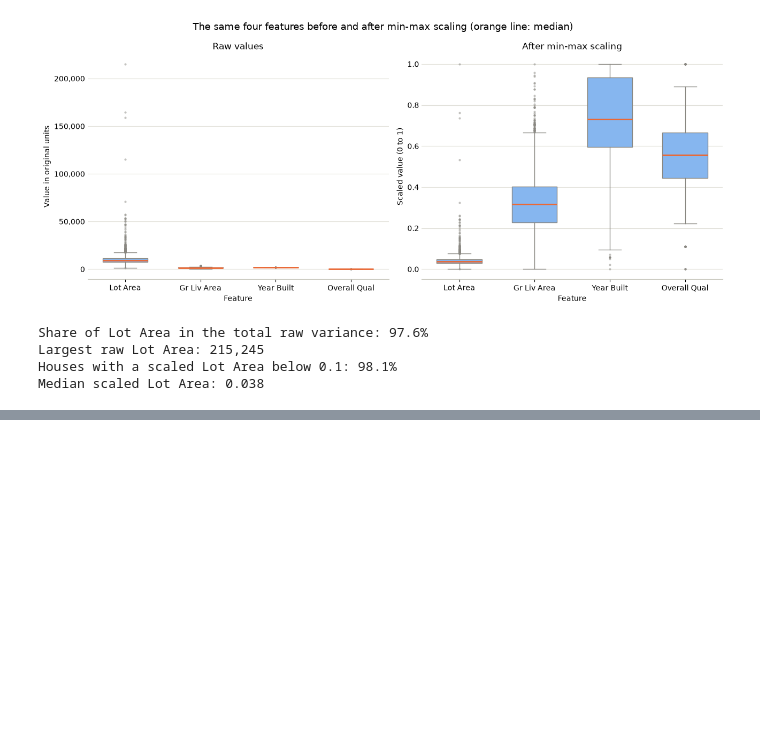
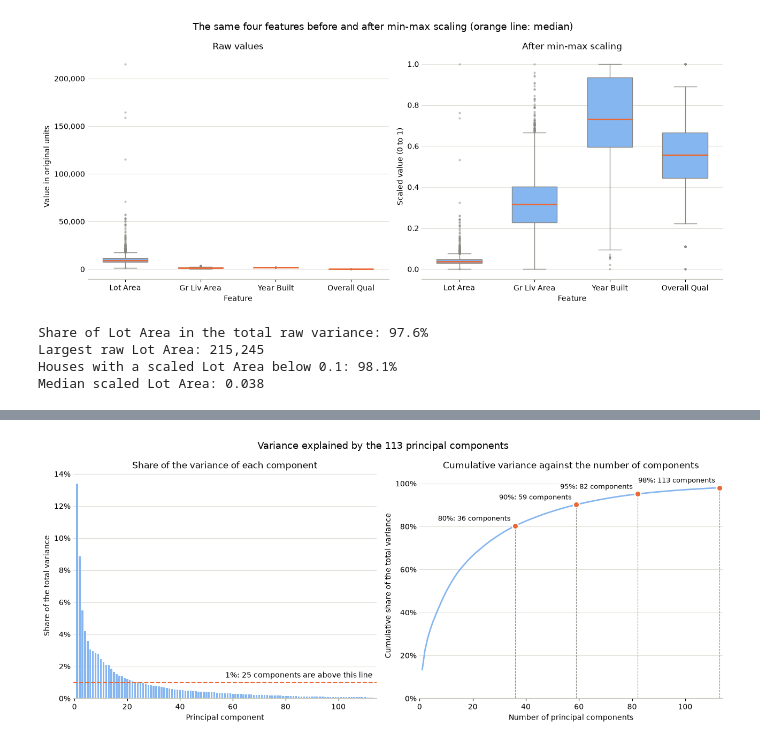
Before and after one commit to AdelinGabriel21/ames-housing-analysis, a Jupyter notebook: notebooks/08_pca_kmeans_clustering.ipynb, the cells around one changed output, grey strips where cells are left out. Drawn from its saved outputs; the diff is of its cells as text; code cells hidden in the pictures; blank space fills up the shorter version.

```diff
--- a/notebooks/08_pca_kmeans_clustering.ipynb
+++ b/notebooks/08_pca_kmeans_clustering.ipynb
@@ -167,0 +281,20 @@ Median scaled Lot Area: 0.038
+# %%
+# One fit is enough: the components kept at a lower threshold are the first ones of this fit
+pca = PCA(n_components=0.98, svd_solver="full")
+reduced = pca.fit_transform(scaled)
+shares = pca.explained_variance_ratio_
+cumulative = shares.cumsum()
+thresholds = [0.98, 0.95, 0.90, 0.80]
+component_counts = {t: int(np.searchsorted(cumulative, t) + 1) for t in thresholds}
+
+above_one_percent = shares > 0.01
+assert component_counts[0.98] == pca.n_components_ == reduced.shape[1]
+
+print(f"Columns before / after PCA: {scaled.shape[1]} / {reduced.shape[1]}")
+print(f"Variance kept: {cumulative[-1]:.2%}")
+print("Shares of the first ten components:")
+for number, share in enumerate(shares[:10], start=1):
+    print(f"  PC{number}: {share:.2%}")
+print(f"First ten components together: {cumulative[9]:.2%}")
+print(f"Share of the last component: {shares[-1]:.2%}")
+print(f"Components explaining more than 1%: {above_one_percent.sum()}, together {shares[above_one_percent].sum():.2%}")
@@ -167,0 +336,47 @@ Median scaled Lot Area: 0.038
+# %%
+numbers = np.arange(1, len(shares) + 1)
+
+fig, (left, right) = plt.subplots(1, 2, figsize=(13, 5.5))
+
+left.bar(numbers, shares, width=0.7, color=BLUE)
+left.axhline(0.01, color=ORANGE, linewidth=1.5, linestyle="--")
+left.text(numbers[-1], 0.013, f"1%: {above_one_percent.sum()} components are above this line", ha="right")
+left.set_title("Share of the variance of each component", fontsize=12)
+left.set_xlabel("Principal component")
+left.set_ylabel("Share of the total variance")
+left.margins(x=0.01)
+
+right.plot(numbers, cumulative, color=BLUE, linewidth=2)
+for threshold, count in component_counts.items():
+    kept_share = cumulative[count - 1]
+    right.vlines(count, 0, kept_share, color=MUTED, linewidth=0.8, linestyle="--")
+    right.plot(count, kept_share, "o", color=ORANGE, markersize=8, markeredgecolor="white", markeredgewidth=1.5)
+    right.annotate(
+        f"{threshold:.0%}: {count} components",
+        (count, kept_share),
+        xytext=(-6, 7),
+        textcoords="offset points",
+        ha="right",
+        fontsize=9,
+        bbox={"facecolor": "white", "edgecolor": "none", "pad": 1},
+    )
+right.set_title("Cumulative variance against the number of components", fontsize=12)
+right.set_xlabel("Number of principal components")
+right.set_ylabel("Cumulative share of the total variance")
+right.set_ylim(0, 1.05)
+right.margins(x=0.01)
+
+for ax in (left, right):
+    ax.yaxis.set_major_formatter(StrMethodFormatter("{x:.0%}"))
+    ax.grid(axis="y", color=GRID, linewidth=0.8)
+    ax.set_axisbelow(True)
+    for side in ("top", "right", "left"):
+        ax.spines[side].set_visible(False)
+    ax.spines["bottom"].set_color(AXIS)
+    ax.tick_params(axis="y", length=0)
+
+fig.suptitle(f"Variance explained by the {len(shares)} principal components", fontsize=13)
+plt.tight_layout()
+plt.show()
+# %% [output]
+[figure, added]
```
Also changed, not shown: parts of 16 cells of this notebook, 1 other file.
